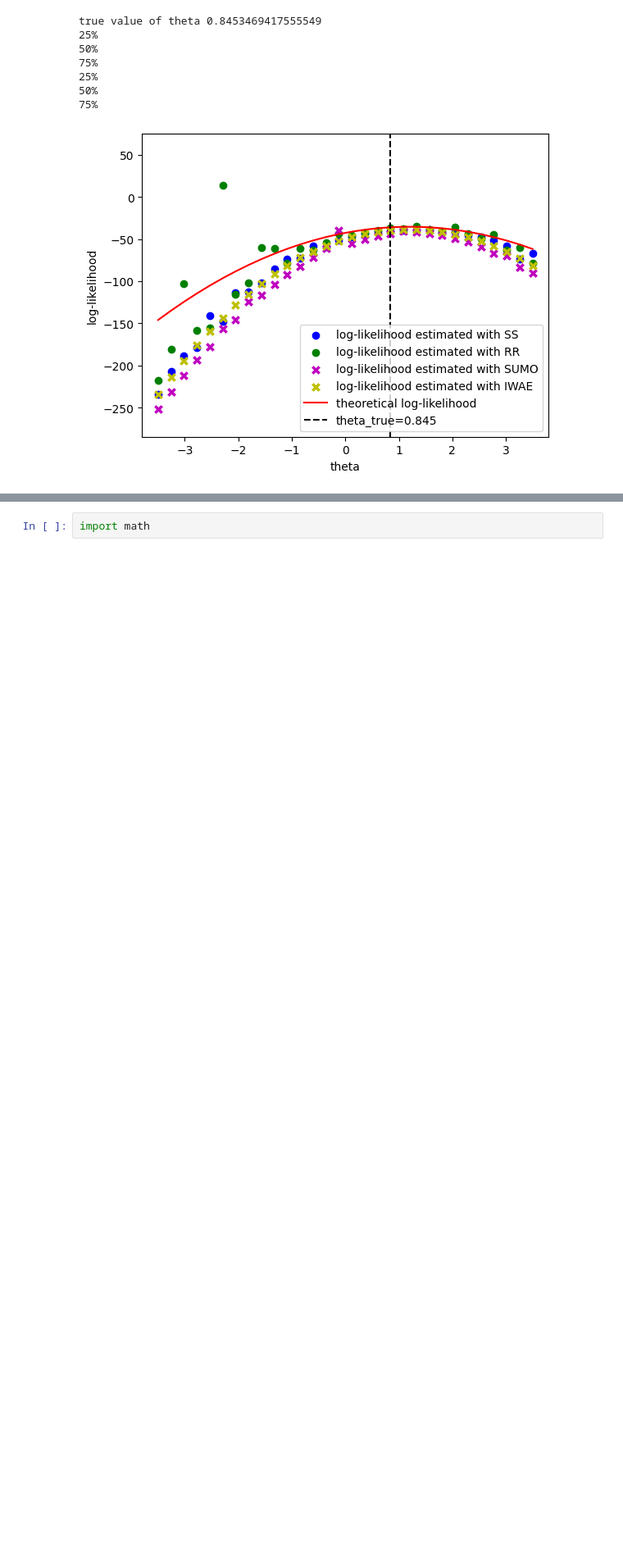
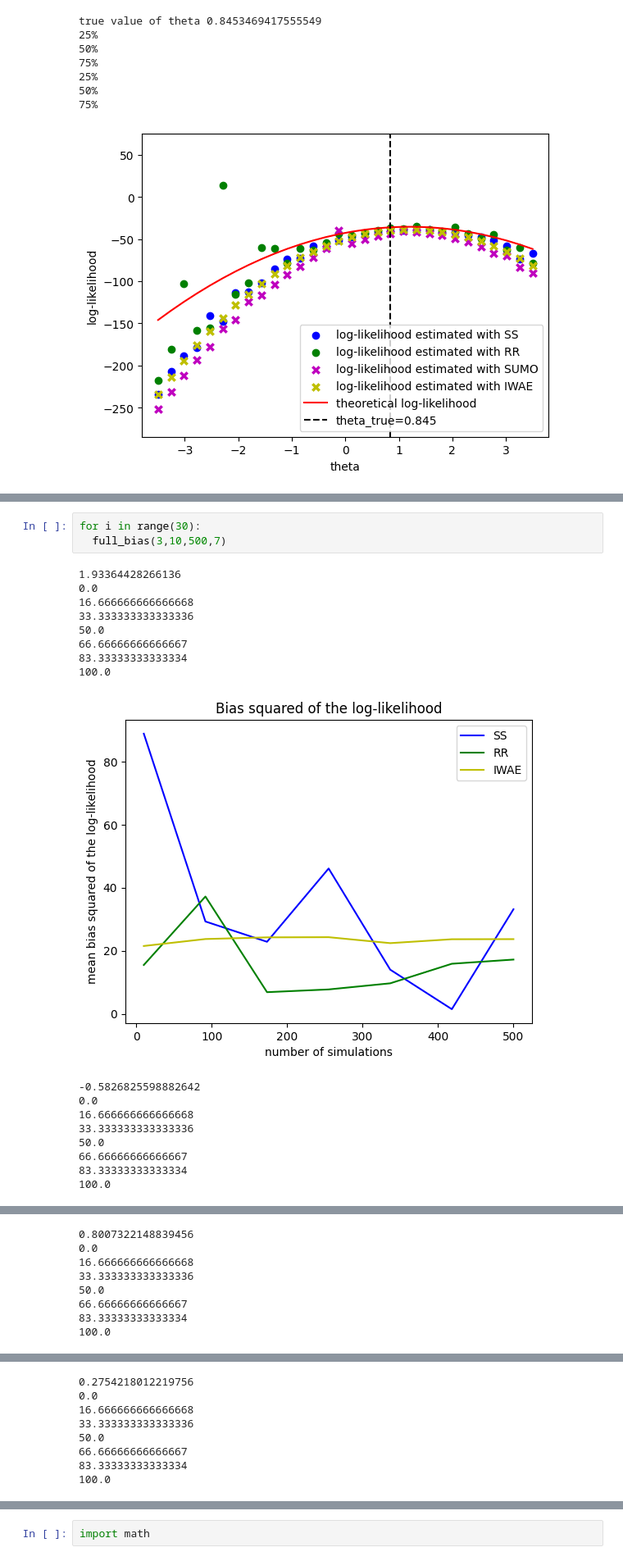
Before and after one commit to JulienPeignon/Monte_Carlo_Simulations, a Jupyter notebook: unbiased_gradient.ipynb, the cells around one changed output, grey strips where cells are left out. Shown at 82% size. Cells and saved outputs as stored; diff of their text form; blank space fills up the shorter version.

```diff
--- a/unbiased_gradient.ipynb
+++ b/unbiased_gradient.ipynb
@@ -723,0 +780,21 @@ true value of theta 0.8453469417555549
+# %%
+for i in range(30):
+  full_bias(3,10,500,7)
+# %% [output]
+1.93364428266136
+0.0
+16.666666666666668
+33.333333333333336
+50.0
+66.66666666666667
+83.33333333333334
+100.0
+[figure, added]
+-0.5826825598882642
+0.0
+16.666666666666668
+33.333333333333336
+50.0
+66.66666666666667
+83.33333333333334
+100.0
@@ -723,0 +802,8 @@ true value of theta 0.8453469417555549
+0.8007322148839456
+0.0
+16.666666666666668
+33.333333333333336
+50.0
+66.66666666666667
+83.33333333333334
+100.0
@@ -723,0 +811,8 @@ true value of theta 0.8453469417555549
+0.2754218012219756
+0.0
+16.666666666666668
+33.333333333333336
+50.0
+66.66666666666667
+83.33333333333334
+100.0
```
Also changed, not shown: parts of 27 cells of this notebook.
